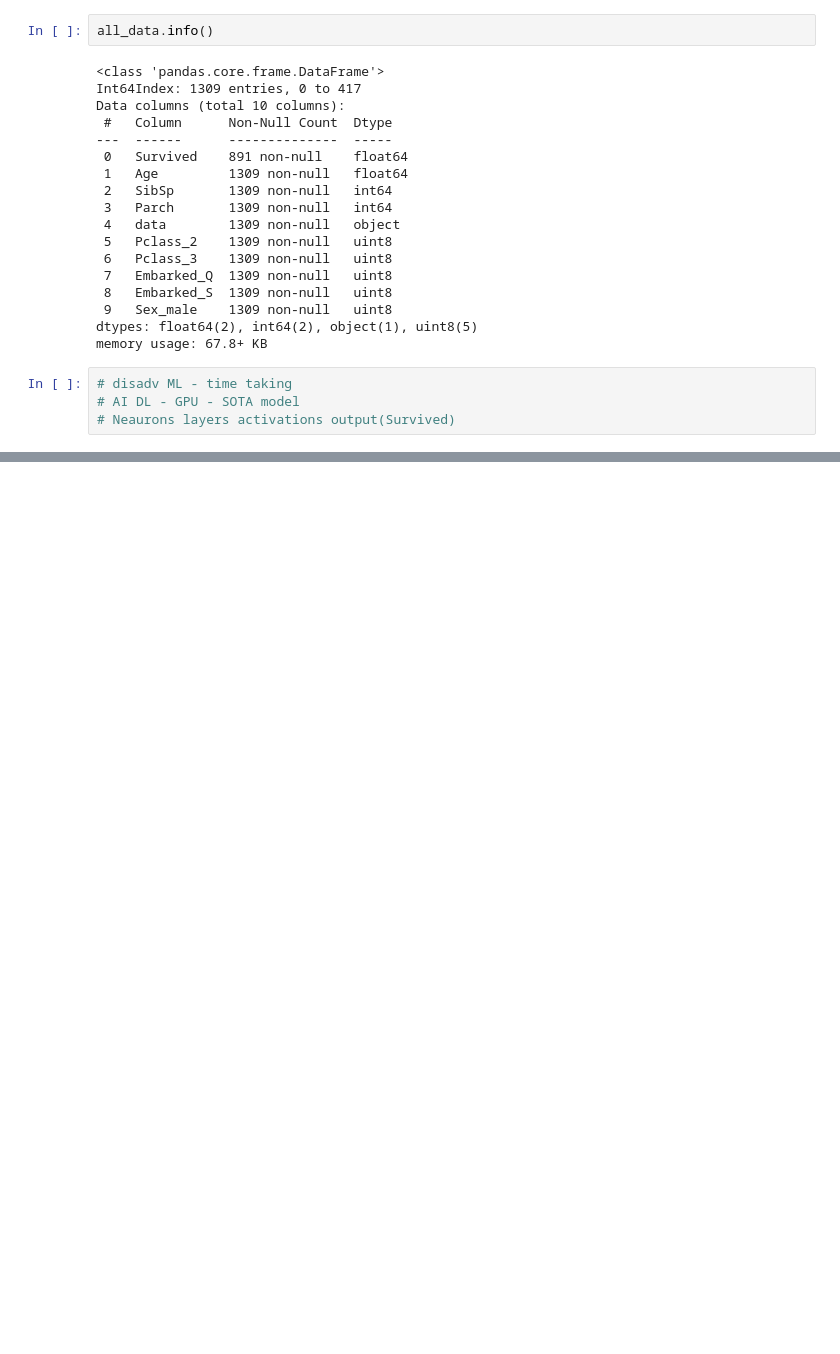
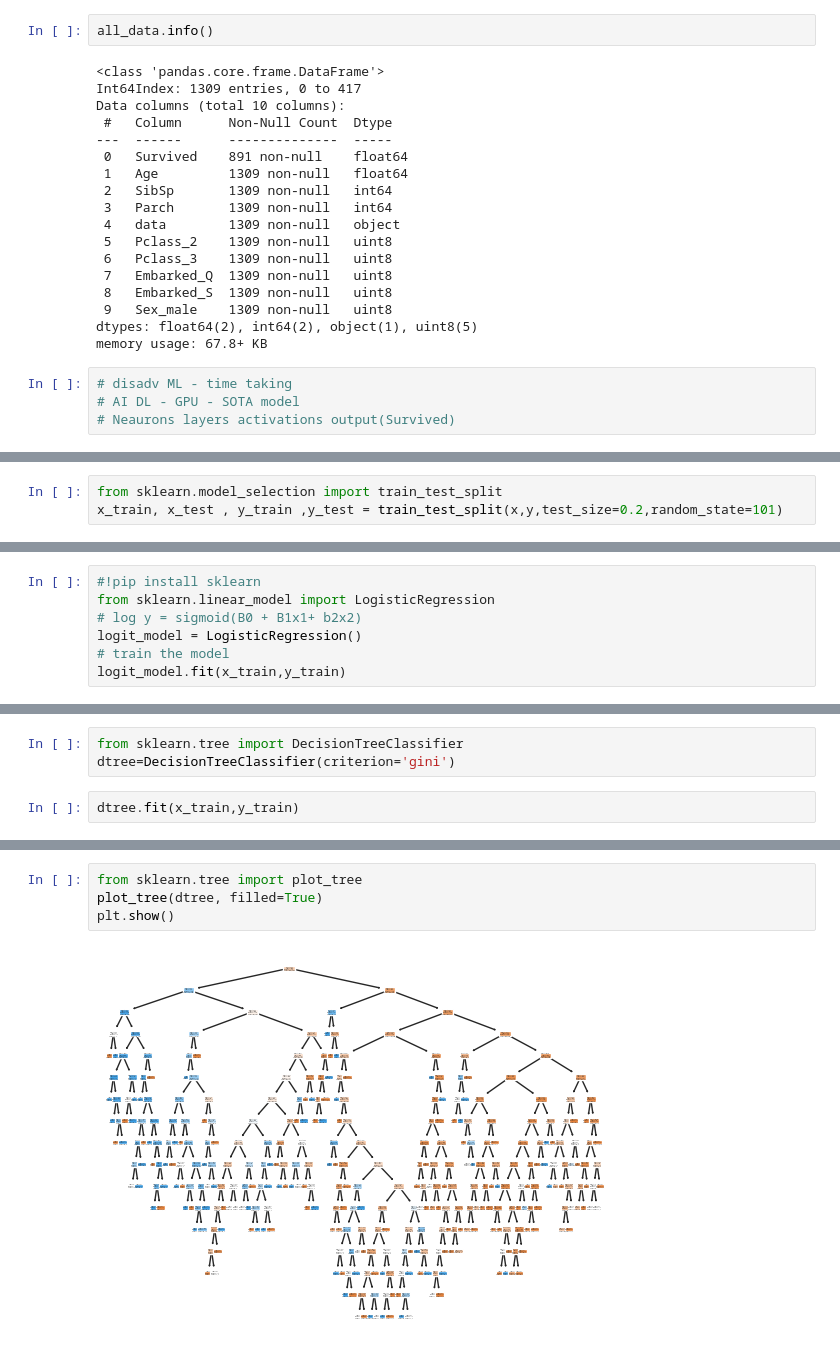
Before and after one commit to DastaN19/DataScienceProjects, a Jupyter notebook: TitanicPrediction/Titanic-data-analysis.ipynb, the cells around one changed output, grey strips where cells are left out. Saved outputs shown, nothing was run; the diff lists cells and outputs as text; blank space fills up the shorter version.

```diff
--- a/TitanicPrediction/Titanic-data-analysis.ipynb
+++ b/TitanicPrediction/Titanic-data-analysis.ipynb
@@ -326,0 +460,3 @@ memory usage: 67.8+ KB
+# %%
+from sklearn.model_selection import train_test_split
+x_train, x_test , y_train ,y_test = train_test_split(x,y,test_size=0.2,random_state=101)
@@ -326,0 +465,7 @@ memory usage: 67.8+ KB
+# %%
+#!pip install sklearn
+from sklearn.linear_model import LogisticRegression
+# log y = sigmoid(B0 + B1x1+ b2x2)
+logit_model = LogisticRegression()
+# train the model
+logit_model.fit(x_train,y_train)
@@ -326,0 +511,5 @@ memory usage: 67.8+ KB
+# %%
+from sklearn.tree import DecisionTreeClassifier
+dtree=DecisionTreeClassifier(criterion='gini')
+# %%
+dtree.fit(x_train,y_train)
@@ -326,0 +542,6 @@ memory usage: 67.8+ KB
+# %%
+from sklearn.tree import plot_tree
+plot_tree(dtree, filled=True)
+plt.show()
+# %% [output]
+[figure, added]
```
Also changed, not shown: parts of 39 cells of this notebook, 4 other files.
